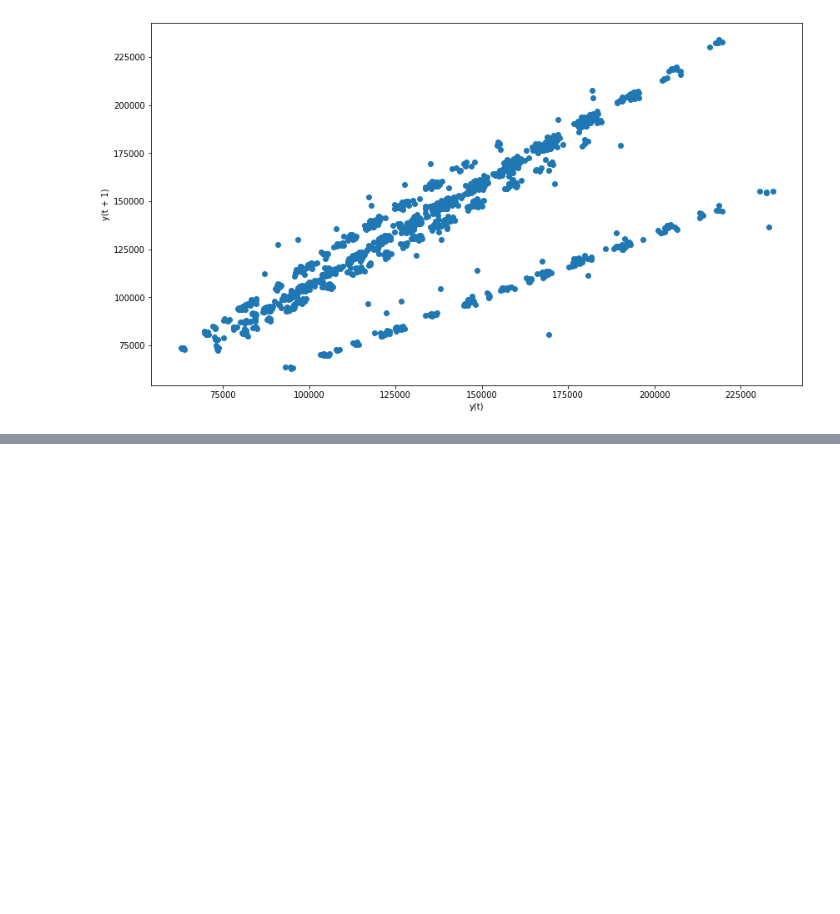
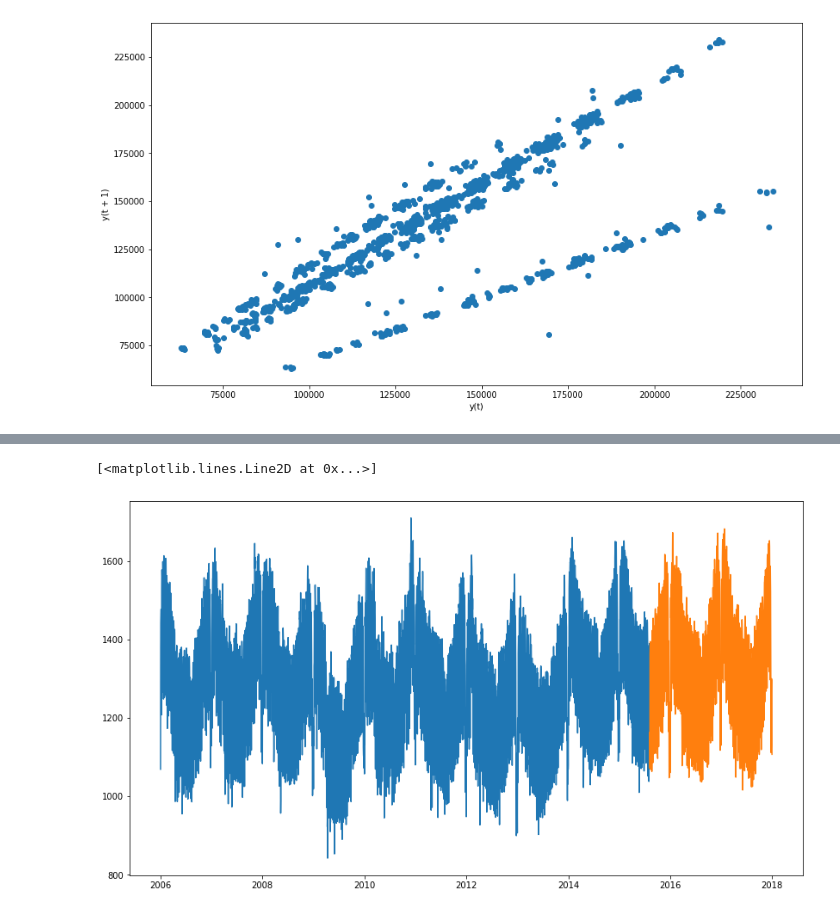
Before and after one commit to CameronGTaylor/ds-methodologies-exercises, a Jupyter notebook: time_series/explore.ipynb, the cells around one changed output, grey strips where cells are left out. Saved outputs shown, nothing was run; the diff lists cells and outputs as text; code cells hidden in the pictures; blank space fills up the shorter version.

```diff
--- a/time_series/explore.ipynb
+++ b/time_series/explore.ipynb
@@ -138,13 +144,16 @@ df.head()
 # %%
-train_size = .70
+train_size = .80
 n = df.shape[0]
 test_start_index = round(train_size * n)
 
 train = df[:test_start_index]
 test = df[test_start_index:]
 
 plt.plot(train.index, train.Consumption)
 plt.plot(test.index, test.Consumption)
+# %% [output]
+[<matplotlib.lines.Line2D at 0x...>]
+[figure, added]
 # %%
 train.Consumption.resample('W').mean().plot(color='red')
 train.Consumption.rolling(7).mean().plot(alpha=.5,color='blue')
```
Also changed, not shown: parts of 16 cells of this notebook, 1 other file.
